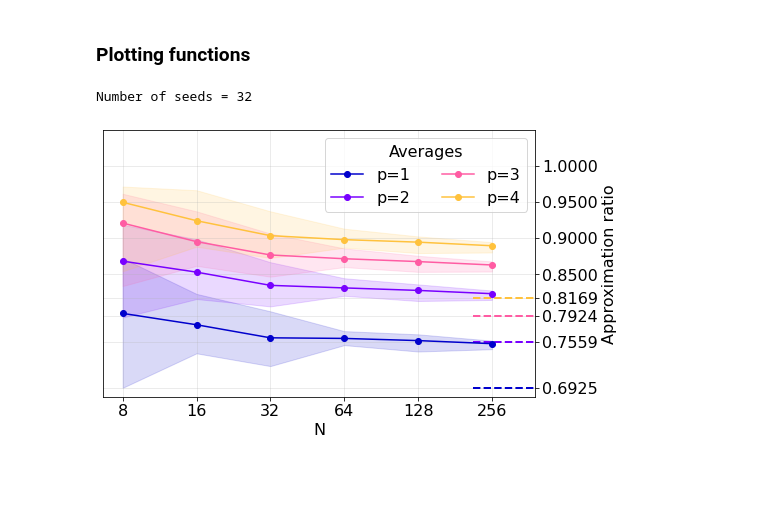
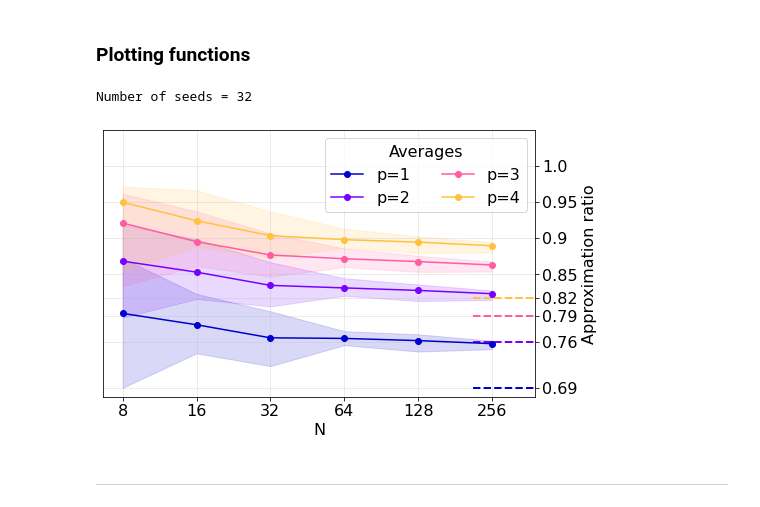
Before and after one commit to danlkv/fixed-angle-QAOA, a Jupyter notebook: plots/Heuristic plot AR vs N.ipynb, the cells around one changed output. Cells and saved outputs as stored; diff of their text form; code cells hidden in the pictures; blank space fills up the shorter version.

```diff
--- a/plots/Heuristic plot AR vs N.ipynb
+++ b/plots/Heuristic plot AR vs N.ipynb
@@ -128,18 +128,19 @@ def plot_ar_p(x, data, c_prim, c_sec,
 
     return fig
 # %%
-def set_scalar_axis(ax):
-    """ plt."""
+def set_scalar_axis(axis):
+    """ plt.gca().xaxis or plt.gca().yaxis """
     from matplotlib.ticker import ScalarFormatter
-    for axis in [ax.xaxis, ax.yaxis]:
-        axis.set_major_formatter(ScalarFormatter())
+    axis.set_major_formatter(ScalarFormatter())
 # %%
 plot_ar_p(SIZES, qaoa_sol/gurobi_sol[:,:len(qaoa_sol.seed)], c_prim, c_sec)
 print('Number of seeds =', len(qaoa_sol.seed))
 plt.xscale('log', base=2, )
-set_scalar_axis(plt.gca())
+set_scalar_axis(plt.gca().xaxis)
 
 plt.savefig('./pdf/ar_vs_N.pdf')
 # %% [output]
 Number of seeds = 32
-[figure, old version]
+[figure, new version]
+# %% [markdown]
+---
```
Also changed, not shown: 2 other files.
